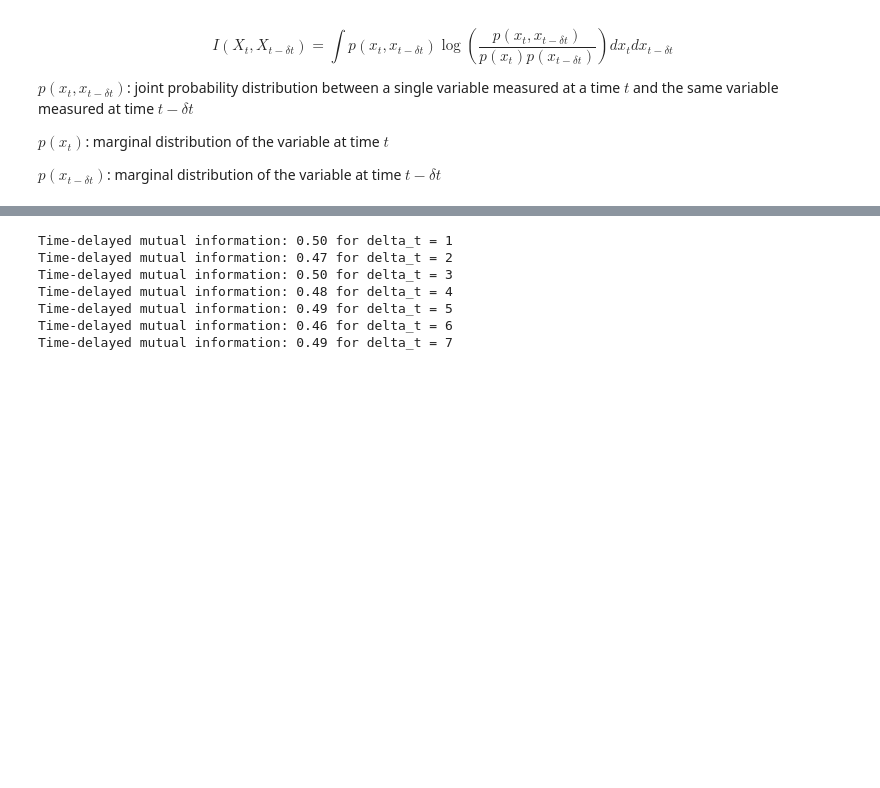
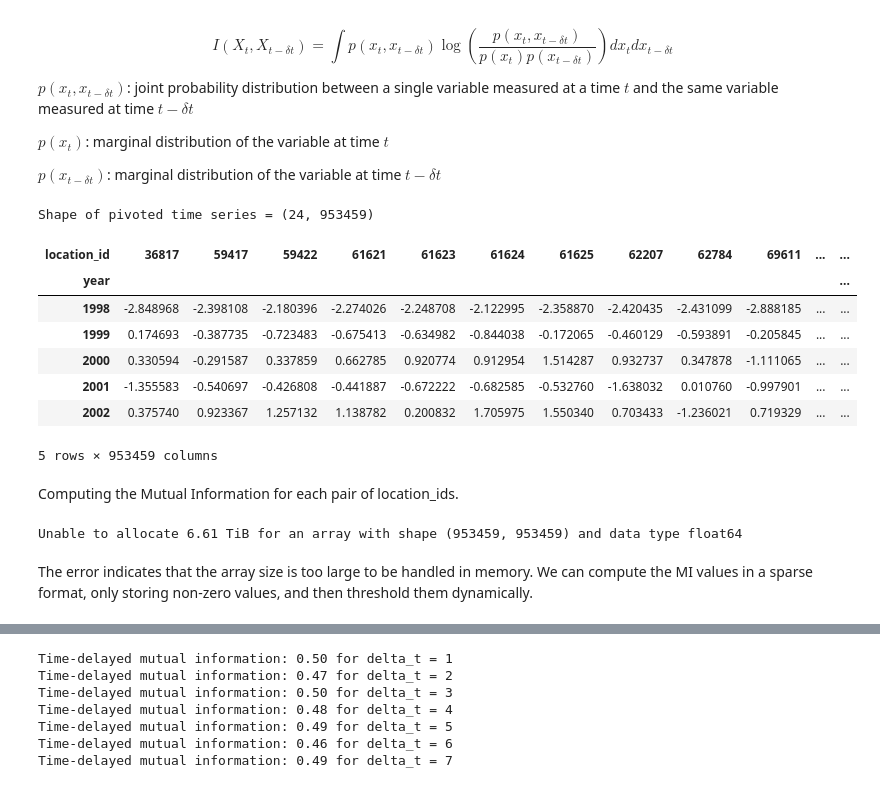
Before and after one commit to AlexFidalgo/El-Nino-La-Nina-Detection-Using-Complex-Networks, a Jupyter notebook: MainNotebook.ipynb, the cells around one changed output, grey strips where cells are left out. Cells and saved outputs as stored; diff of their text form; code cells hidden in the pictures; blank space fills up the shorter version.

```diff
--- a/MainNotebook.ipynb
+++ b/MainNotebook.ipynb
@@ -424,0 +521,20 @@ $p(x_{t - \delta t})$: marginal distribution of the variable at time $t - \delta
+# %%
+pivot_tts = temp_time_series.pivot(index='year',
+                                  columns='location_id',
+                                  values='Normalized_Sea_Surface_Temperature'
+                                 )
+# %%
+print(f"Shape of pivoted time series = {pivot_tts.shape}")
+pivot_tts.head()
+# %% [output]
+Shape of pivoted time series = (24, 953459)
+| location_id | 36817 | 59417 | 59422 | 61621 | 61623 | 61624 | 61625 | 62207 | 62784 | 69611 | ... | ... |
+| year |  |  |  |  |  |  |  |  |  |  |  | ... |
+| 1998 | -2.848968 | -2.398108 | -2.180396 | -2.274026 | -2.248708 | -2.122995 | -2.358870 | -2.420435 | -2.431099 | -2.888185 | ... | ... |
+| 1999 | 0.174693 | -0.387735 | -0.723483 | -0.675413 | -0.634982 | -0.844038 | -0.172065 | -0.460129 | -0.593891 | -0.205845 | ... | ... |
+| 2000 | 0.330594 | -0.291587 | 0.337859 | 0.662785 | 0.920774 | 0.912954 | 1.514287 | 0.932737 | 0.347878 | -1.111065 | ... | ... |
+| 2001 | -1.355583 | -0.540697 | -0.426808 | -0.441887 | -0.672222 | -0.682585 | -0.532760 | -1.638032 | 0.010760 | -0.997901 | ... | ... |
+| 2002 | 0.375740 | 0.923367 | 1.257132 | 1.138782 | 0.200832 | 1.705975 | 1.550340 | 0.703433 | -1.236021 | 0.719329 | ... | ... |
+5 rows × 953459 columns
+# %% [markdown]
+Computing the Mutual Information for each pair of location_ids.
@@ -424,0 +543,13 @@ $p(x_{t - \delta t})$: marginal distribution of the variable at time $t - \delta
+# %%
+try:
+    mi_matrix = np.zeros((len(location_ids), len(location_ids)))
+    for i, j in combinations(range(len(location_ids)), 2):
+        mi = compute_mi(pivot_tts.iloc[:, i], pivot_tts.iloc[:, j])
+        mi_matrix[i, j] = mi
+        mi_matrix[j, i] = mi
+except Exception as e:
+    print(e)
+# %% [output]
+Unable to allocate 6.61 TiB for an array with shape (953459, 953459) and data type float64
+# %% [markdown]
+The error indicates that the array size is too large to be handled in memory. We can compute the MI values in a sparse format, only storing non-zero values, and then threshold them dynamically.
```
Also changed, not shown: parts of 26 cells of this notebook.
